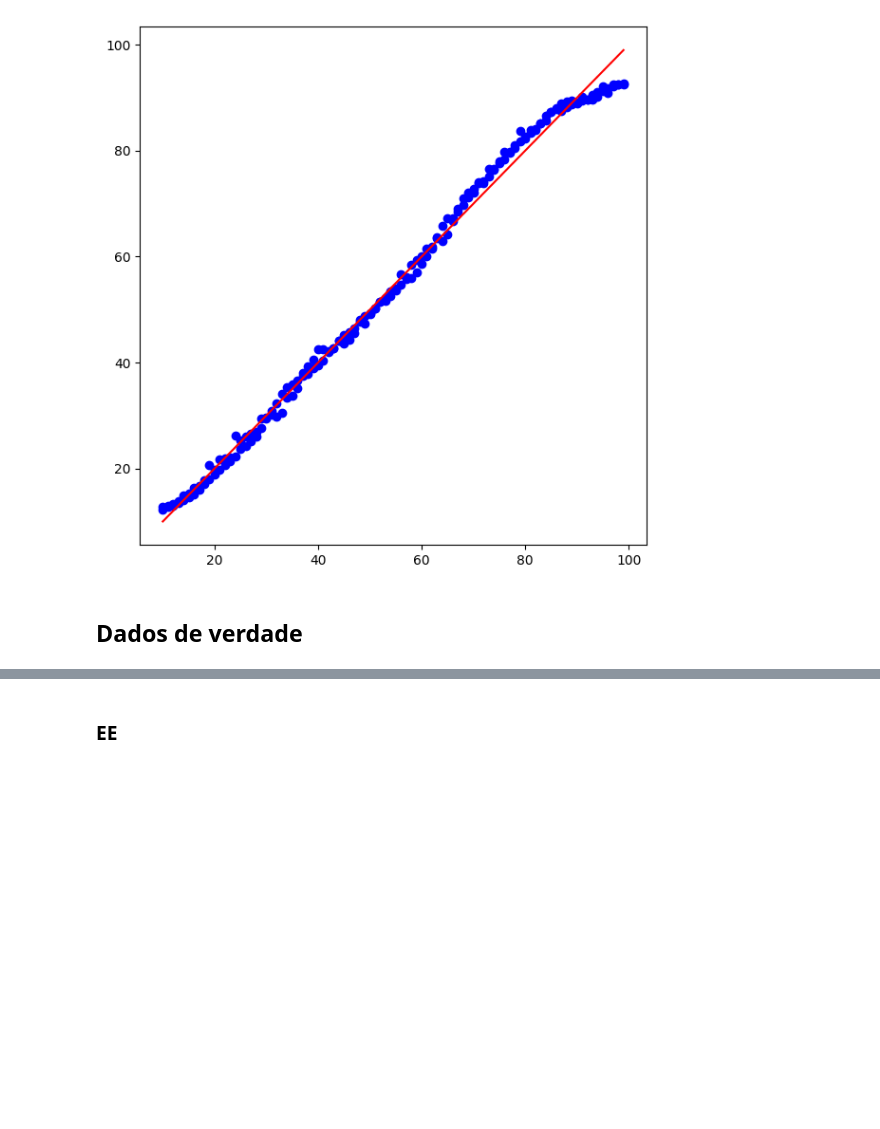
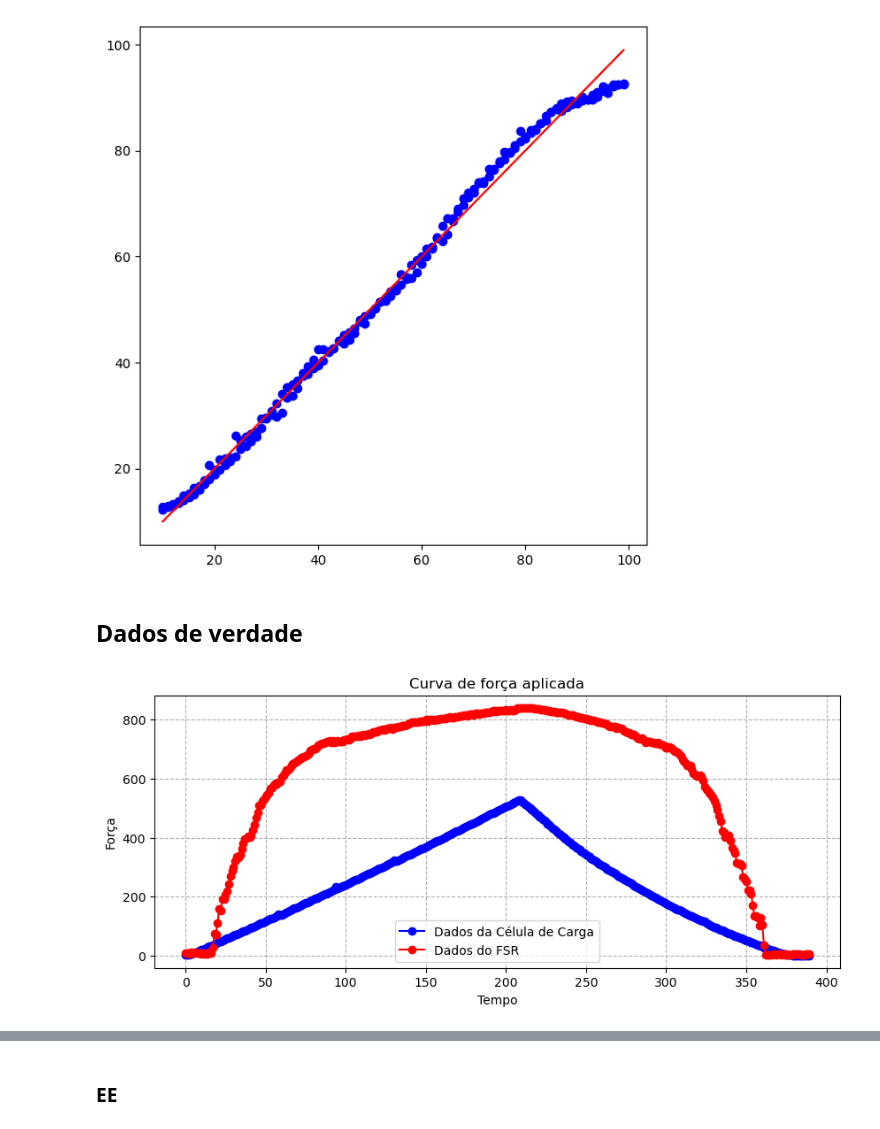
Before and after one commit to LucasWestfal/FSR_calibration_techniques, a Jupyter notebook: models.ipynb, the cells around one changed output, grey strips where cells are left out. Saved outputs shown, nothing was run; the diff lists cells and outputs as text; code cells hidden in the pictures; blank space fills up the shorter version.

```diff
--- a/models.ipynb
+++ b/models.ipynb
@@ -519,3 +551,31 @@ plt.show()
 [figure]
 # %% [markdown]
 ## Dados de verdade
+# %%
+df = pd.read_csv("raw_data_06_motor_n")
+
+features = df["FSR"].to_numpy()
+y = df["LoadCell"].to_numpy()
+# %%
+# plotando dados da celula de carga para aferir forma da onda
+
+plt.figure(figsize=(10, 4))
+# Plot the log-shaped list
+plt.plot(y, marker='o', linestyle='-', color='b', label='Dados da Célula de Carga')
+plt.plot(features, marker='o', linestyle='-', color='r', label='Dados do FSR')
+
+# Customize the plot
+plt.title('Curva de força aplicada')
+plt.xlabel('Tempo')
+plt.ylabel('Força')
+#plt.yscale('log')  # Set y-axis to log scale
+#plt.xscale('log')
+plt.grid(True, which="both", ls="--")  # Add a grid
+plt.legend()
+
+plt.savefig('curva_de_força_motor.png')
+
+# Display the plot
+plt.show()
+# %% [output]
+[figure, added]
```
Also changed, not shown: parts of 29 cells of this notebook, 14 other files.
